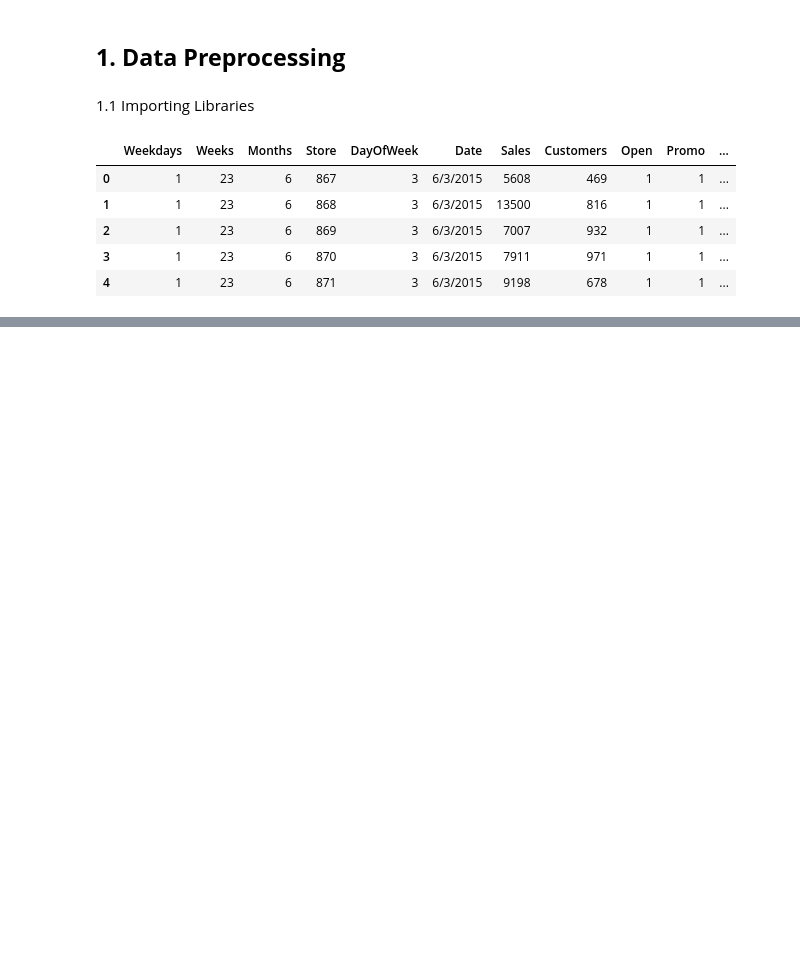
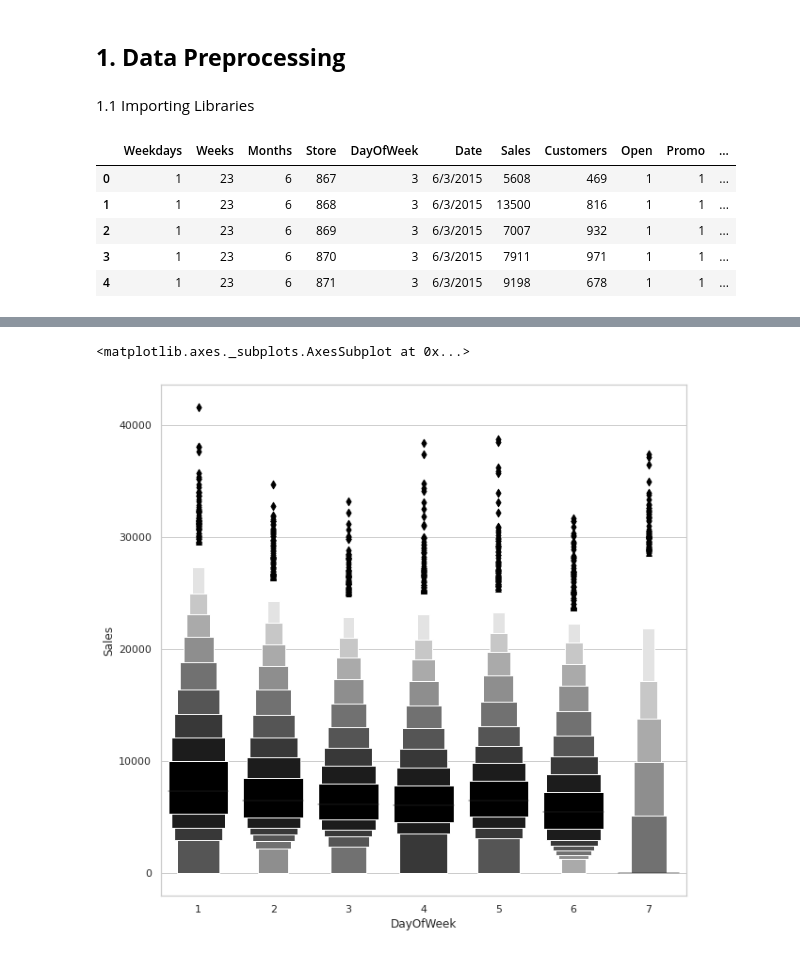
Before and after one commit to Davidelvis/Machine_Hotshots, a Jupyter notebook: scripts/Sales_prediction.ipynb, the cells around one changed output, grey strips where cells are left out. Saved outputs shown, nothing was run; the diff lists cells and outputs as text; code cells hidden in the pictures; blank space fills up the shorter version.

```diff
--- a/scripts/Sales_prediction.ipynb
+++ b/scripts/Sales_prediction.ipynb
@@ -38,0 +150,7 @@ train_data.isna().sum()
+# %%
+plt.figure(figsize=(10,10))
+sns.set(style="whitegrid")
+sns.boxenplot(data=train_data,scale="linear",x="DayOfWeek",y="Sales",color="Black")
+# %% [output]
+<matplotlib.axes._subplots.AxesSubplot at 0x...>
+[figure, added]
```
Also changed, not shown: parts of 27 cells of this notebook.
